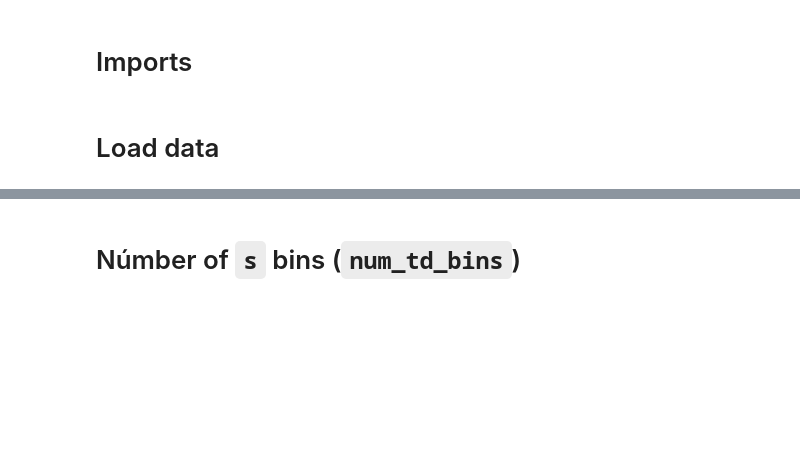
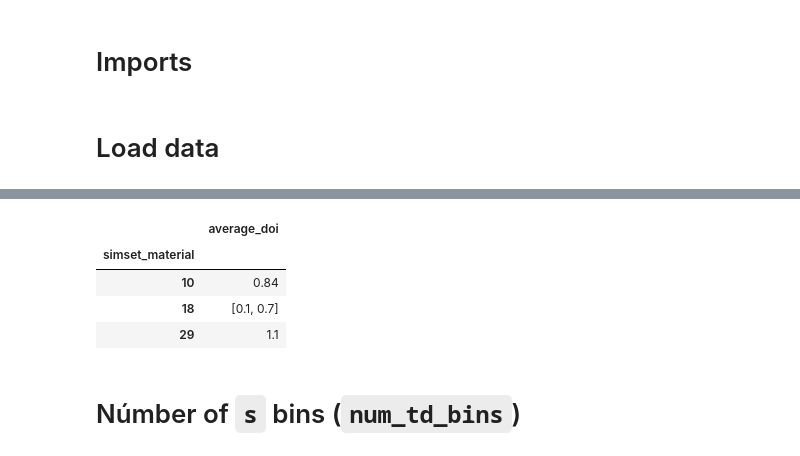
Before and after one commit to YerePhy/randfig, a Jupyter notebook: notebooks/1.0-jpm-params-eda.ipynb, the cells around one changed output, grey strips where cells are left out. Cells and saved outputs as stored; diff of their text form; code cells hidden in the pictures; blank space fills up the shorter version.

```diff
--- a/notebooks/1.0-jpm-params-eda.ipynb
+++ b/notebooks/1.0-jpm-params-eda.ipynb
@@ -50,0 +61,12 @@ df["Material, Att. Idx."] = df["Material"].astype(str) + ', ' + df["Attenuation
+# %%
+averge_doi_material = df\
+    .dropna(subset="average_doi")\
+    .groupby(["simset_material"])["average_doi"]\
+    .agg(pd.Series.mode).to_frame()
+averge_doi_material
+# %% [output]
+|  | average_doi |
+| simset_material |  |
+| 10 | 0.84 |
+| 18 | [0.1, 0.7] |
+| 29 | 1.1 |
```
Also changed, not shown: parts of 5 cells of this notebook.
